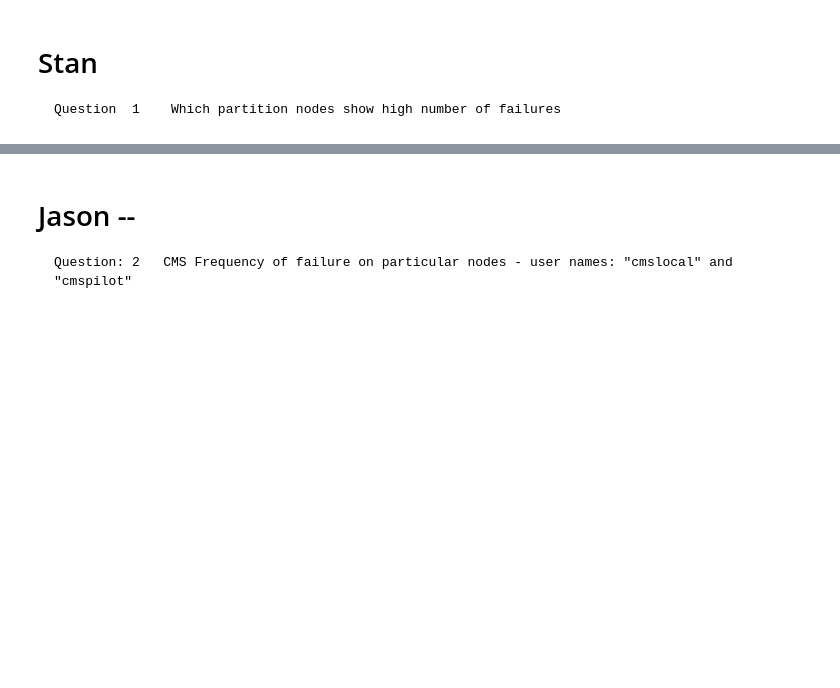
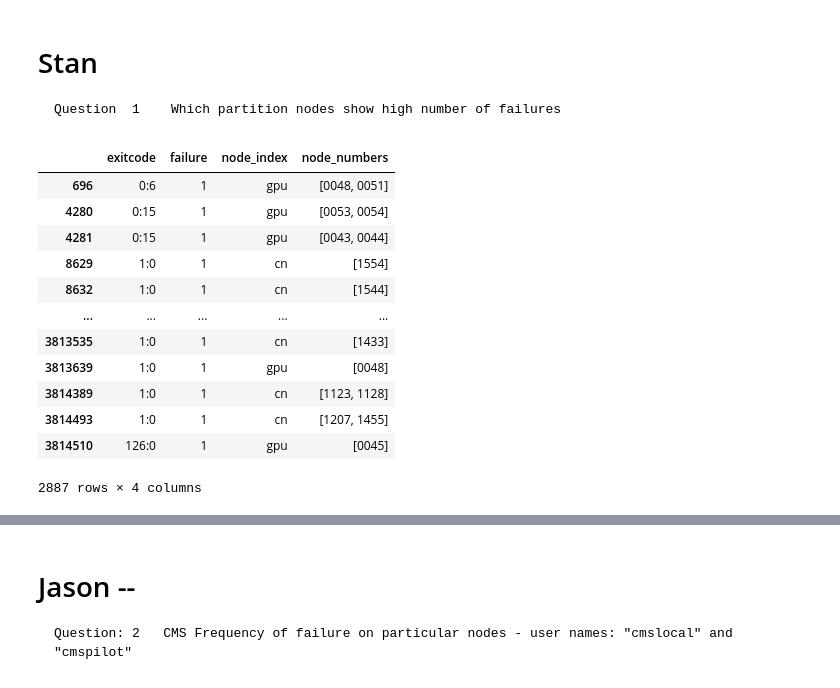
Before and after one commit to nss-data-science-cohort-4/dq2-accre-team-6, a Jupyter notebook: notebooks/dq2_notebook.ipynb, the cells around one changed output, grey strips where cells are left out. Drawn from its saved outputs; the diff is of its cells as text; code cells hidden in the pictures; blank space fills up the shorter version.

```diff
--- a/notebooks/dq2_notebook.ipynb
+++ b/notebooks/dq2_notebook.ipynb
@@ -255,3 +255,21 @@ accre_jobs_piped
 # %% [markdown]
 # Stan
     Question  1    Which partition nodes show high number of failures
+# %%
+accre_jobs_piped['failure'] = np.where(accre_jobs_piped['exitcode'] != '0:0',1,0)
+# %%
+accre_jobs_piped[accre_jobs_piped['failure']==1][['exitcode','failure','node_index','node_numbers']]
+# %% [output]
+|  | exitcode | failure | node_index | node_numbers |
+| 696 | 0:6 | 1 | gpu | [0048, 0051] |
+| 4280 | 0:15 | 1 | gpu | [0053, 0054] |
+| 4281 | 0:15 | 1 | gpu | [0043, 0044] |
+| 8629 | 1:0 | 1 | cn | [1554] |
+| 8632 | 1:0 | 1 | cn | [1544] |
+| ... | ... | ... | ... | ... |
+| 3813535 | 1:0 | 1 | cn | [1433] |
+| 3813639 | 1:0 | 1 | gpu | [0048] |
+| 3814389 | 1:0 | 1 | cn | [1123, 1128] |
+| 3814493 | 1:0 | 1 | cn | [1207, 1455] |
+| 3814510 | 126:0 | 1 | gpu | [0045] |
+2887 rows × 4 columns
```
Also changed, not shown: parts of 14 cells of this notebook.
